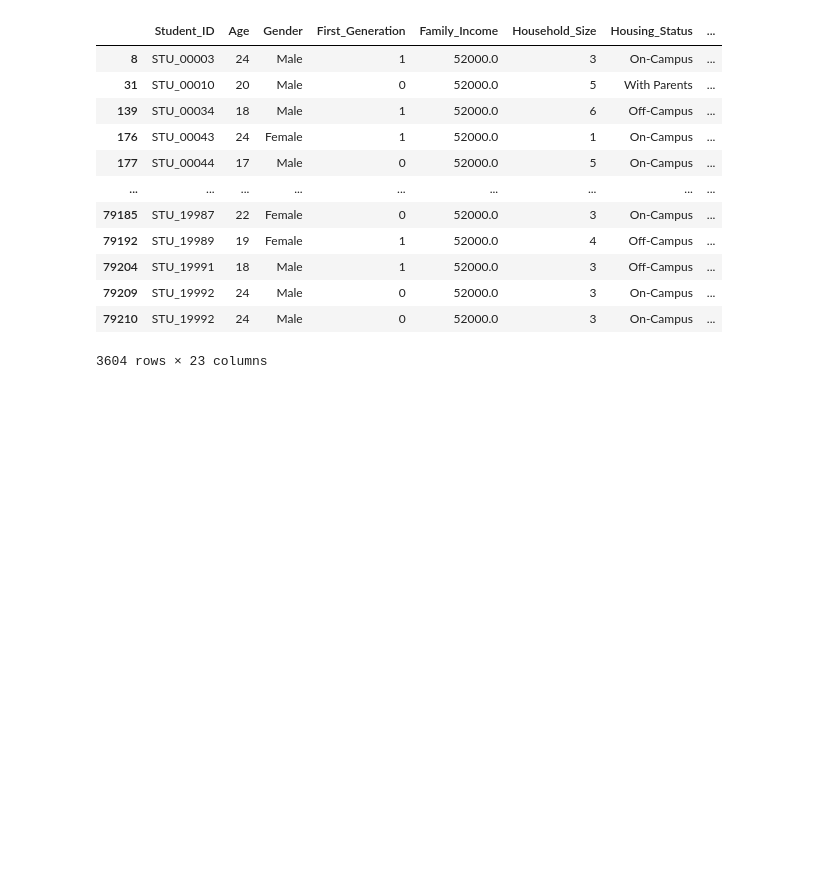
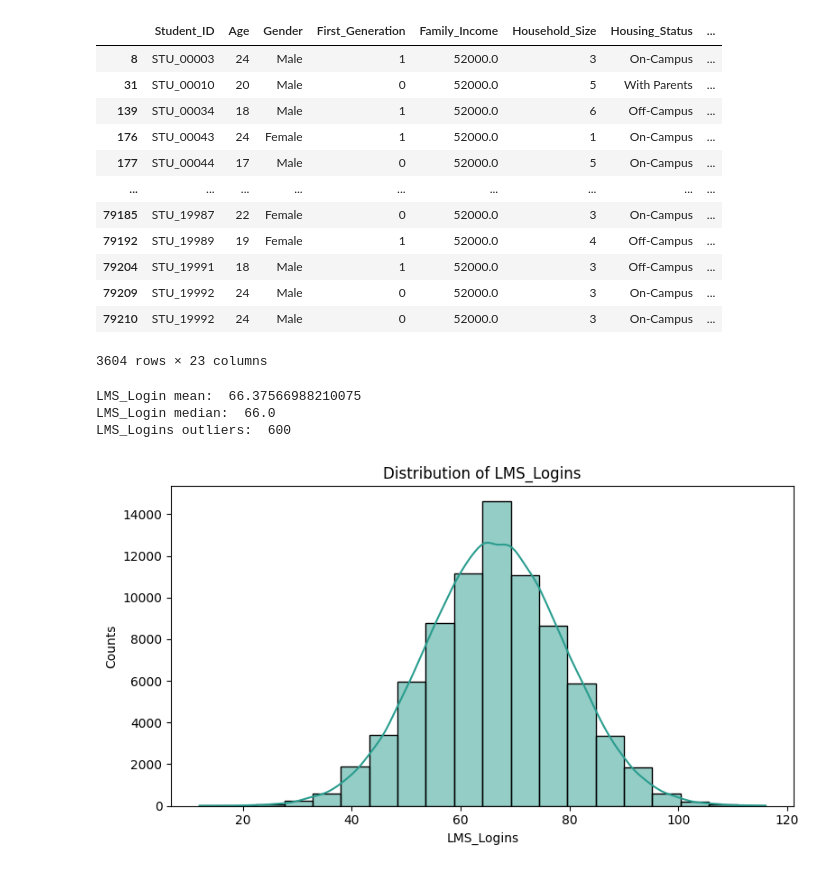
Before and after one commit to mihaighise/student_retention_analysis, a Jupyter notebook: Student_Retention.ipynb, the cells around one changed output. Saved outputs shown, nothing was run; the diff lists cells and outputs as text; code cells hidden in the pictures; blank space fills up the shorter version.

```diff
--- a/Student_Retention.ipynb
+++ b/Student_Retention.ipynb
@@ -151,3 +152,29 @@ display(df[df["Family_Income_Missing"] > 0])
 | 79209 | STU_19992 | 24 | Male | 0 | 52000.0 | 3 | On-Campus | ... |
 | 79210 | STU_19992 | 24 | Male | 0 | 52000.0 | 3 | On-Campus | ... |
 3604 rows × 23 columns
+# %%
+# Check LMS Logins values
+
+print("LMS_Login mean: ", df_raw["LMS_Logins"].mean())
+print("LMS_Login median: ", df_raw["LMS_Logins"].median())
+lms_logins_q1 = df_raw["LMS_Logins"].quantile(0.25)
+lms_logins_q3 = df_raw["LMS_Logins"].quantile(0.75)
+lms_logins_iqr = lms_logins_q3 - lms_logins_q1
+
+lms_logins_lower_bound = lms_logins_q1 - 1.5 * lms_logins_iqr
+lms_logins_upper_bound = lms_logins_q3 + 1.5 * lms_logins_iqr
+
+mask = (df_raw["LMS_Logins"] > lms_logins_upper_bound) | (df_raw["LMS_Logins"] < lms_logins_lower_bound)
+n_outliers = mask.sum()
+print("LMS_Logins outliers: ", n_outliers)
+
+fig, ax = plt.subplots(figsize=(8, 4.5))
+sns.histplot(data=df_raw, x='LMS_Logins', bins=20, kde=True, color='#2A9D8F', ax=ax)
+ax.set(title='Distribution of LMS_Logins', xlabel='LMS_Logins', ylabel='Counts')
+plt.tight_layout()
+plt.show()
+# %% [output]
+LMS_Login mean:  66.37566988210075
+LMS_Login median:  66.0
+LMS_Logins outliers:  600
+[figure, added]
```
Also changed, not shown: parts of 3 cells of this notebook.
